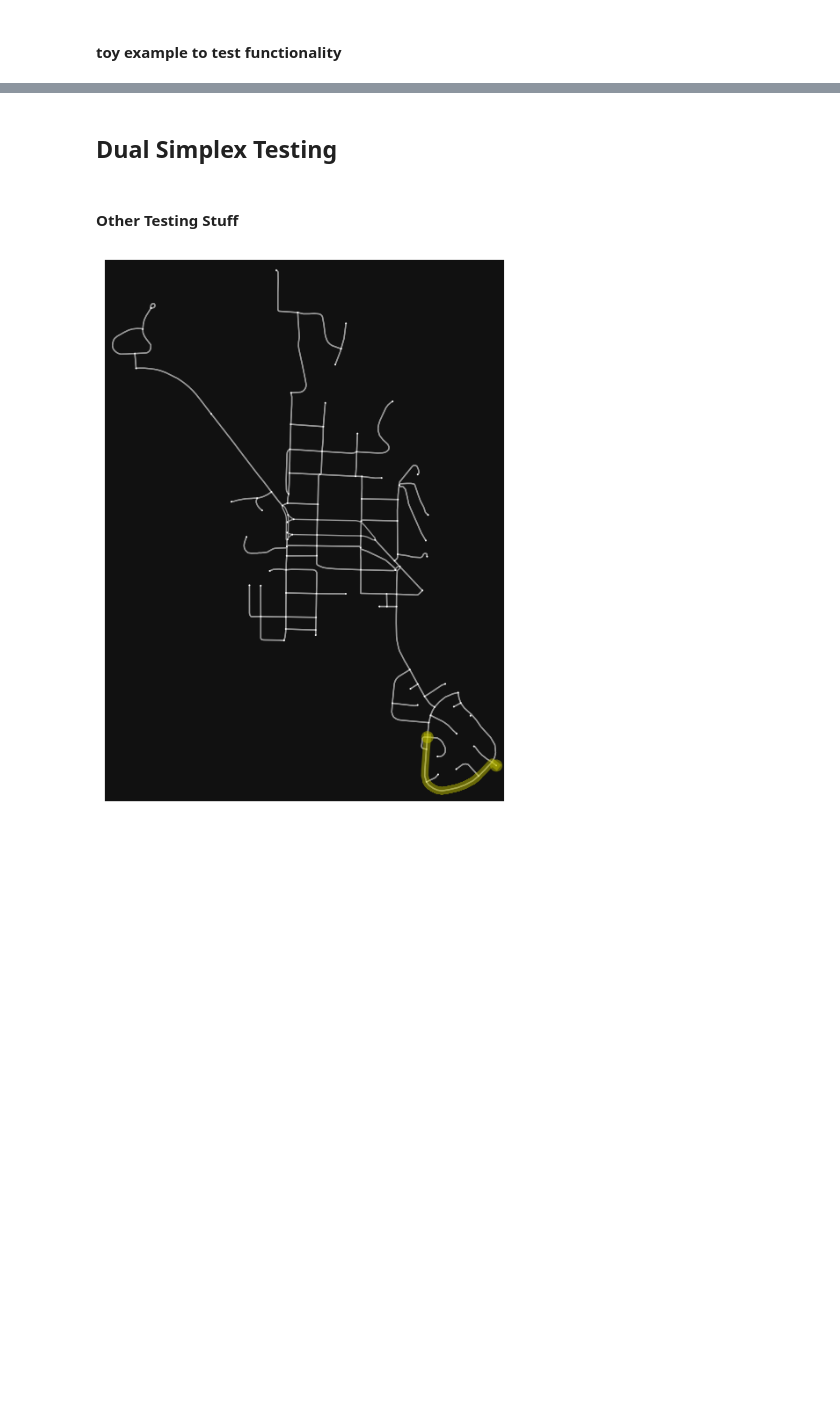
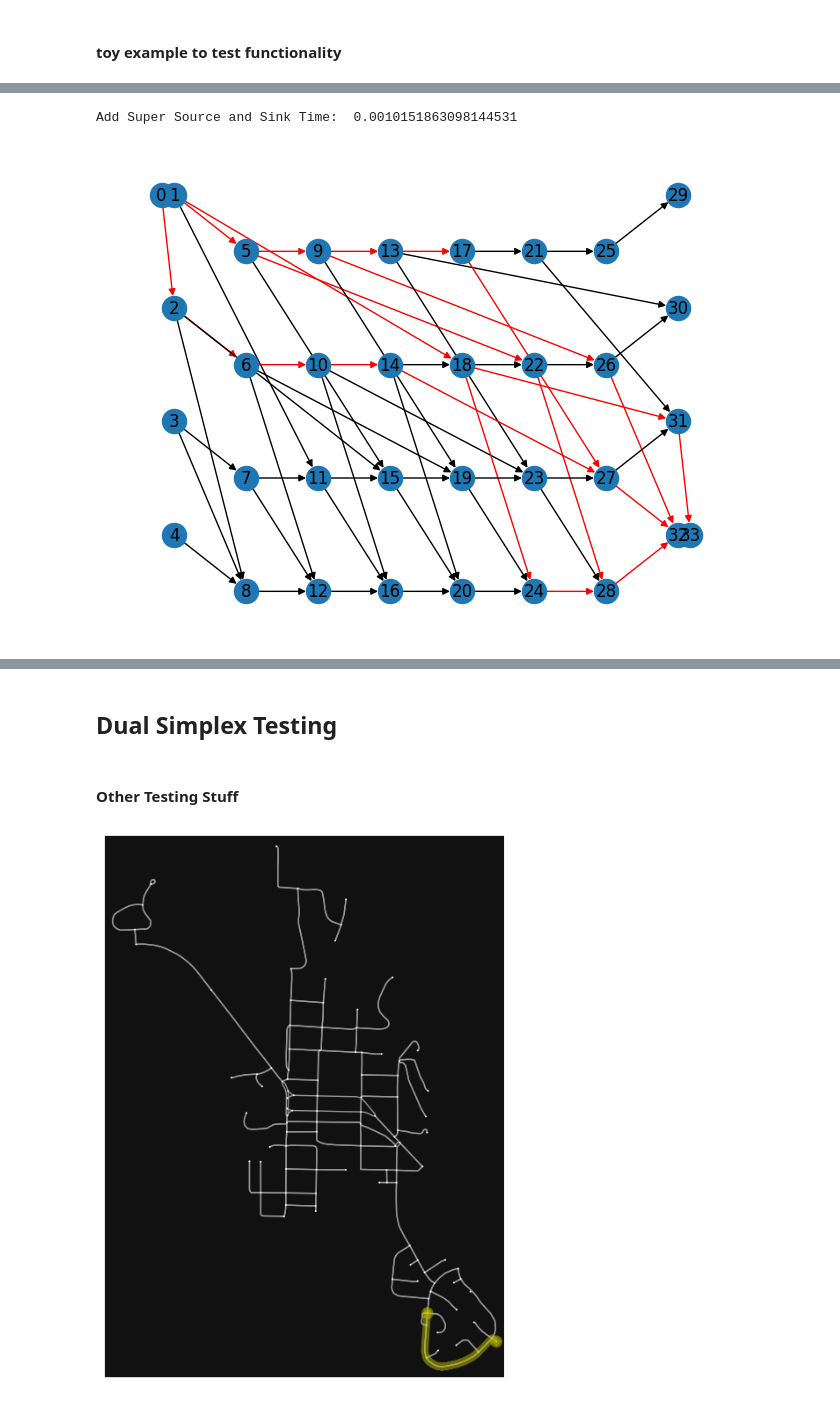
Before and after one commit to DillWithIt77/Fire_Evac_F22, a Jupyter notebook: Real-world Testing.ipynb, the cells around one changed output, grey strips where cells are left out. Drawn from its saved outputs; the diff is of its cells as text; code cells hidden in the pictures; blank space fills up the shorter version.

Commit message:
dynamic flow update toy example

```diff
--- a/Real-world Testing.ipynb
+++ b/Real-world Testing.ipynb
@@ -132,7 +132,7 @@ def add_s_t(G,ten, time_horizon,**kwargs):
     removed_nodes_mat = kwargs.get('removed_nodes_mat',[ [] for _ in range(time_horizon)])
 
     sup_nodes = [x for x,y in ten.nodes(data=True) if y['sup_dem'] > 0]
-    dem_nodes = [x for x,y in ten.nodes(data=True) if y['sup_dem'] < 0]
+    dem_nodes = [x for x,y in G.nodes(data=True) if y['sup_dem'] < 0]
 
     s = 0
     t = max(ten_nodes)+1
@@ -147,11 +147,11 @@ def add_s_t(G,ten, time_horizon,**kwargs):
         for k in range(time_horizon-1):
             added = False
             if i in removed_nodes_mat[k+1]:
-                ten_copy.add_edge((i) + ((k) * len(orig_nodes)),t, upper = -ten._node[i]['sup_dem'], lower = 0)
+                ten_copy.add_edge((i+1) + ((k) * len(orig_nodes)),t, upper = -G._node[i]['sup_dem'], lower = 0)
                 added = True
                 break;
         if added is False:
-            ten_copy.add_edge((i) + ((time_horizon-1) * len(orig_nodes)),t, upper = -ten._node[i]['sup_dem'], lower = 0)
+            ten_copy.add_edge((i+1) + ((time_horizon-1) * len(orig_nodes)),t, upper = -G._node[i]['sup_dem'], lower = 0)
 
     end = time.time()
     print('Add Super Source and Sink Time: ',end-start)
@@ -1023,0 +1049,16 @@ master_test_list[0][(1,2,3)]
+# %%
+test_ten_s_t = s_t_ten = add_s_t(toy_net, test_ten, test_copies)
+flow_value, flow_dict = nx.maximum_flow(test_ten_s_t.copy(), 0, max(list(test_ten_s_t.copy().nodes)),
+                                        capacity = 'upper',flow_func = shortest_augmenting_path)
+
+
+colored_max_flow_ten = color_max_flow(test_ten_s_t.copy(),flow_dict)
+num_nodes = max(list(colored_max_flow_ten))
+pos = nx.multipartite_layout(test_ten_s_t, subset_key="level")
+pos[0]= np.array([pos[1][0]-0.05,pos[1][1]])
+pos[max(test_ten_s_t.nodes)] = np.array([pos[max(test_ten_s_t.nodes)-1][0]+0.05,pos[max(test_ten_s_t.nodes)-1][1]])
+colors = [colored_max_flow_ten[u][v]['color'] for u,v in colored_max_flow_ten.edges]
+nx.draw(colored_max_flow_ten, pos, edge_color=colors,with_labels = True)
+# %% [output]
+Add Super Source and Sink Time:  0.0010151863098144531
+[figure, added]
```
Also changed, not shown: parts of 15 cells of this notebook.
